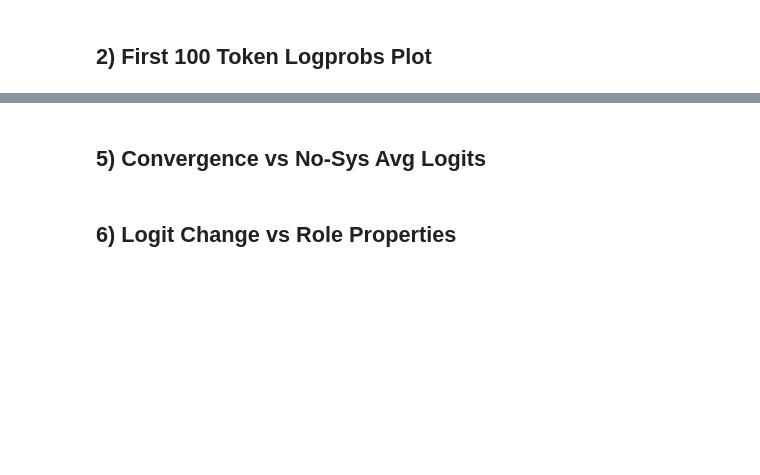
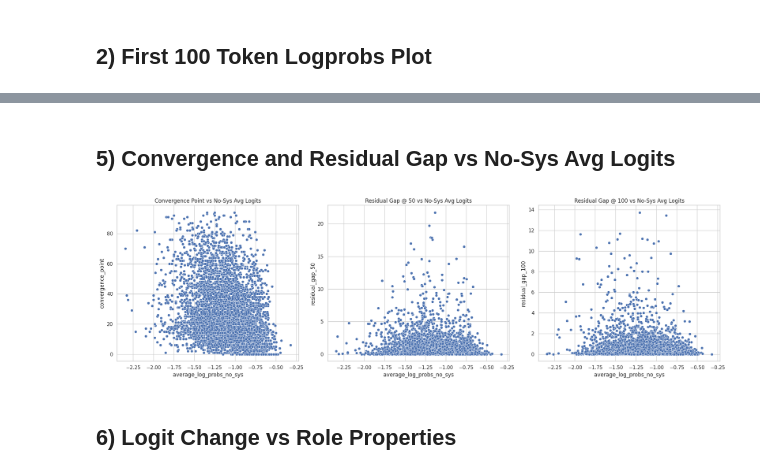
Before and after one commit to ndelaneybusch/animacy, a Jupyter notebook: results/logits/analysis/logits_results.ipynb, the cells around one changed output, grey strips where cells are left out. Drawn from its saved outputs; the diff is of its cells as text; code cells hidden in the pictures; blank space fills up the shorter version.

Commit message:
Flesh out notebook with fixed-position logprob diffs.

```diff
--- a/results/logits/analysis/logits_results.ipynb
+++ b/results/logits/analysis/logits_results.ipynb
@@ -270,29 +345,49 @@ for prop in properties:
 # %% [markdown]
-## 5) Convergence vs No-Sys Avg Logits
+## 5) Convergence and Residual Gap vs No-Sys Avg Logits
 # %%
-def get_convergence_single(row):
+def get_convergence_and_gaps_single(row):
     l1 = row['first_100_response_log_probs']
     l2 = row['first_100_response_log_probs_no_sys']
-    if not isinstance(l1, list) or not isinstance(l2, list): return np.nan
+    if not isinstance(l1, list) or not isinstance(l2, list): return np.nan, np.nan, np.nan
 
     min_len = min(len(l1), len(l2))
-    if min_len < 10: return np.nan
+    if min_len < 10: return np.nan, np.nan, np.nan
 
     arr1 = np.array(l1[:min_len])
     arr2 = np.array(l2[:min_len])
 
     diff = np.abs(arr1 - arr2)
+    conv_idx = np.nan
     for idx in range(len(diff) - 5):
         if np.all(diff[idx:idx+5] < 0.5):
-            return idx
-    return np.nan
+            conv_idx = idx
+            break
 
-df_clean['convergence_point'] = df_clean.apply(get_convergence_single, axis=1)
+    gap_50 = diff[49] if min_len > 49 else np.nan
+    gap_100 = diff[99] if min_len > 99 else np.nan
 
-plt.figure(figsize=(8, 6))
-sns.scatterplot(data=df_clean, x='average_log_probs_no_sys', y='convergence_point')
-plt.title('Convergence Point vs No-Sys Avg Logits')
+    return conv_idx, gap_50, gap_100
+
+results = df_clean.apply(get_convergence_and_gaps_single, axis=1, result_type='expand')
+df_clean['convergence_point'] = results[0]
+df_clean['residual_gap_50'] = results[1]
+df_clean['residual_gap_100'] = results[2]
+
+fig, (ax1, ax2, ax3) = plt.subplots(1, 3, figsize=(20, 6))
+
+sns.scatterplot(data=df_clean, x='average_log_probs_no_sys', y='convergence_point', ax=ax1)
+ax1.set_title('Convergence Point vs No-Sys Avg Logits')
+
+sns.scatterplot(data=df_clean, x='average_log_probs_no_sys', y='residual_gap_50', ax=ax2)
+ax2.set_title('Residual Gap @ 50 vs No-Sys Avg Logits')
+
+sns.scatterplot(data=df_clean, x='average_log_probs_no_sys', y='residual_gap_100', ax=ax3)
+ax3.set_title('Residual Gap @ 100 vs No-Sys Avg Logits')
+
+plt.tight_layout()
 plt.show()
+# %% [output]
+[figure, added]
 # %% [markdown]
 ## 6) Logit Change vs Role Properties
 # %%
```
Also changed, not shown: parts of 11 cells of this notebook.
